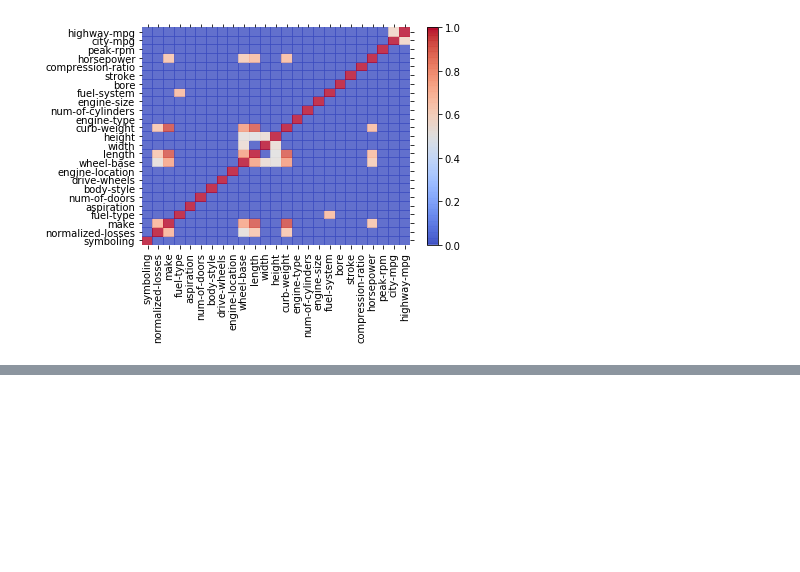
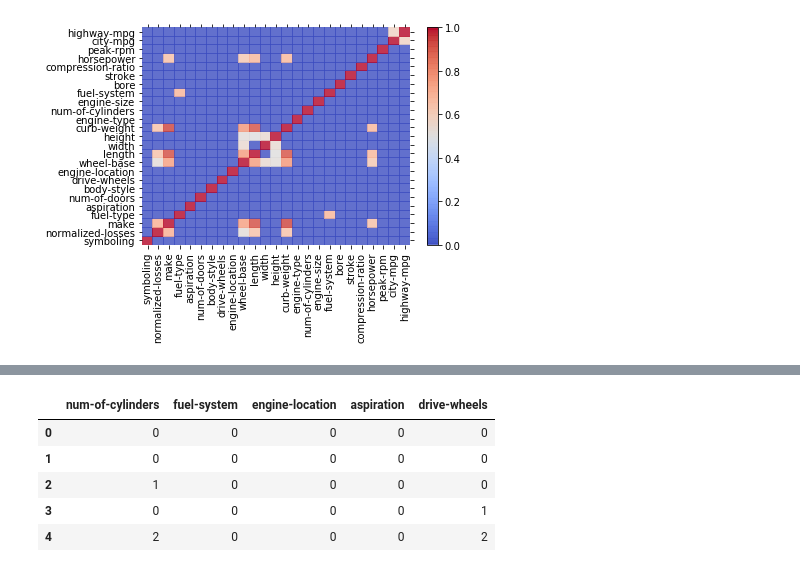
Before and after one commit to diogoeverson/Data-Sci-Regressao-Linear-Multipla, a Jupyter notebook: Data-Sci-Regressao-Linear-Multipla.ipynb, the cells around one changed output, grey strips where cells are left out. Cells and saved outputs as stored; diff of their text form; code cells hidden in the pictures; blank space fills up the shorter version.

```diff
--- a/Data-Sci-Regressao-Linear-Multipla.ipynb
+++ b/Data-Sci-Regressao-Linear-Multipla.ipynb
@@ -180,0 +265,11 @@ visualize_correlation_matrix(X, hurdle = 0.5)
+# %%
+#loop que percorre lista de colunas categóricas que terão valores por categoria convertidas em número
+X = X.astype(str)
+novo_valor_numerico = 0
+i = 0
+for x in X.columns:
+    for z in X[x].drop_duplicates():
+        X[x].replace({z: str(i)}, inplace=True)
+        i+=1
+    i = 0
+X = X.astype(int)
@@ -180,0 +292,9 @@ visualize_correlation_matrix(X, hurdle = 0.5)
+# %%
+X.head()
+# %% [output]
+|  | num-of-cylinders | fuel-system | engine-location | aspiration | drive-wheels |
+| 0 | 0 | 0 | 0 | 0 | 0 |
+| 1 | 0 | 0 | 0 | 0 | 0 |
+| 2 | 1 | 0 | 0 | 0 | 0 |
+| 3 | 0 | 0 | 0 | 0 | 1 |
+| 4 | 2 | 0 | 0 | 0 | 2 |
```
Also changed, not shown: parts of 15 cells of this notebook.
